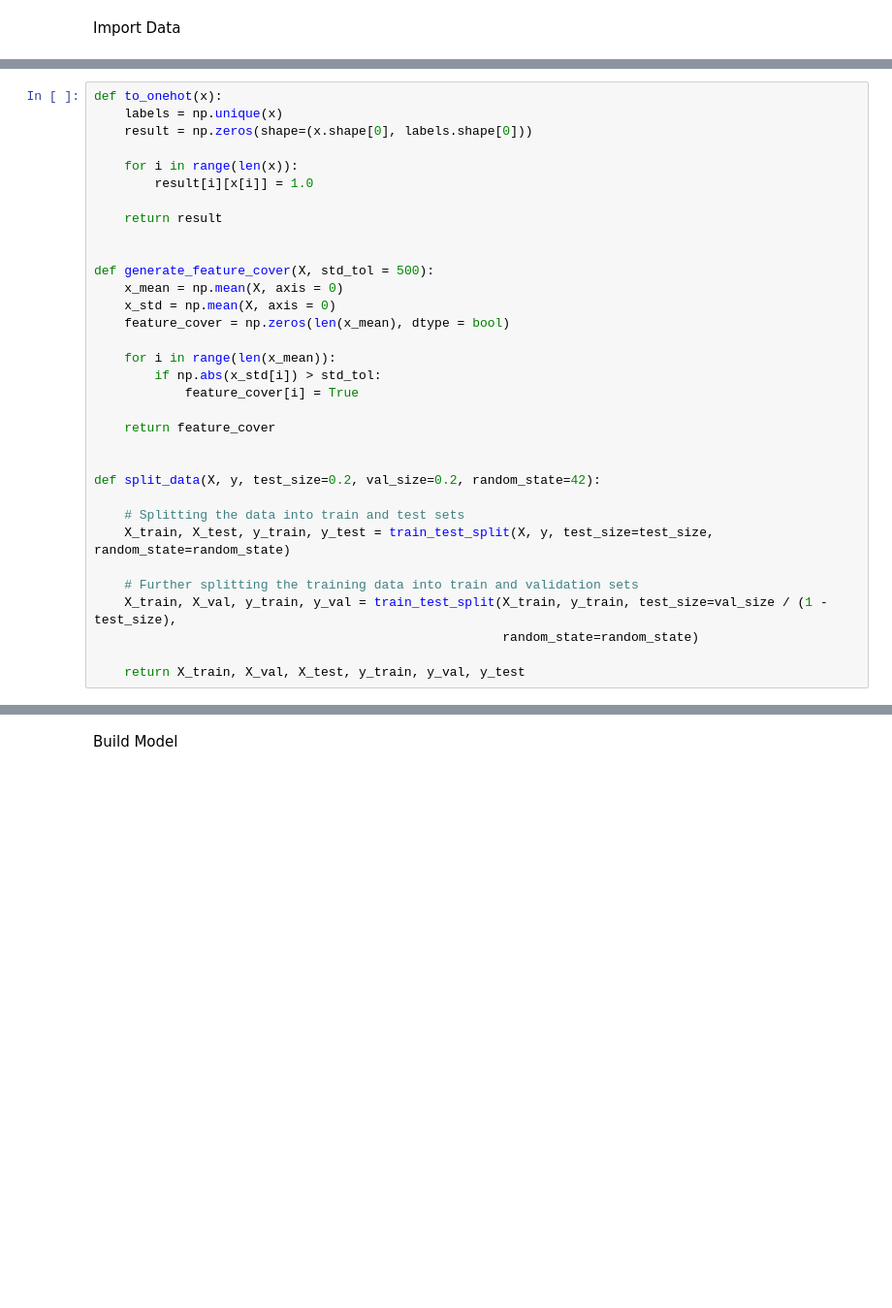
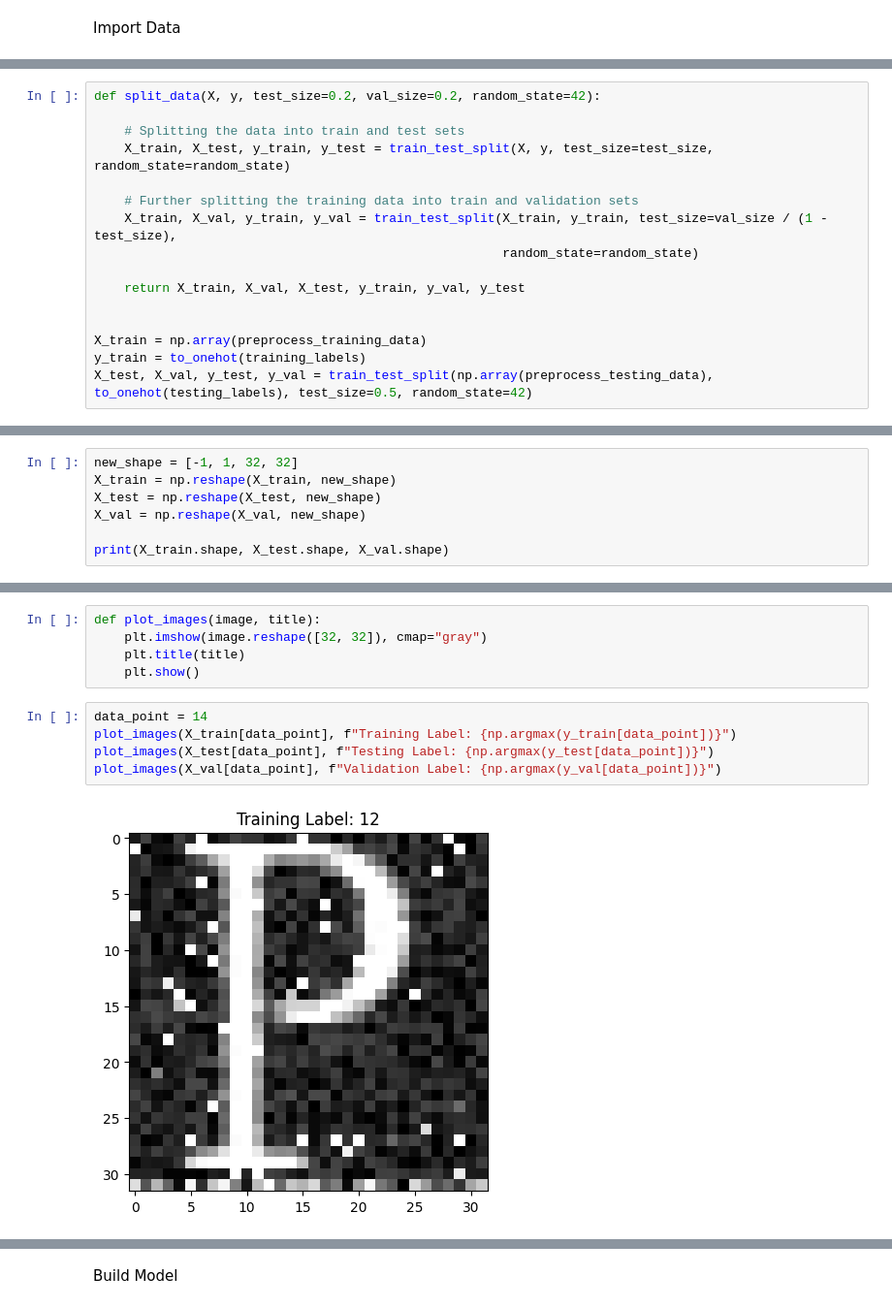
Before and after one commit to NtandoRaji/ml-assignment2-2024, a Jupyter notebook: Ensembling.ipynb, the cells around one changed output, grey strips where cells are left out. Shown: that part at 97% size. Drawn from its saved outputs; the diff is of its cells as text; blank space fills up the shorter version.

```diff
--- a/Ensembling.ipynb
+++ b/Ensembling.ipynb
@@ -7,26 +100,4 @@ Import Data
 # %%
-def to_onehot(x):
-    labels = np.unique(x)
-    result = np.zeros(shape=(x.shape[0], labels.shape[0]))
-
-    for i in range(len(x)):
-        result[i][x[i]] = 1.0
-
-    return result
-
-
-def generate_feature_cover(X, std_tol = 500):
-    x_mean = np.mean(X, axis = 0)
-    x_std = np.mean(X, axis = 0)
-    feature_cover = np.zeros(len(x_mean), dtype = bool)
-
-    for i in range(len(x_mean)):
-        if np.abs(x_std[i]) > std_tol:
-            feature_cover[i] = True
-
-    return feature_cover
-
-
 def split_data(X, y, test_size=0.2, val_size=0.2, random_state=42):
 
     # Splitting the data into train and test sets
@@ -37,3 +108,8 @@ def split_data(X, y, test_size=0.2, val_size=0.2, random_state=42):
                                                       random_state=random_state)
 
     return X_train, X_val, X_test, y_train, y_val, y_test
+
+
+X_train = np.array(preprocess_training_data)
+y_train = to_onehot(training_labels)
+X_test, X_val, y_test, y_val = train_test_split(np.array(preprocess_testing_data), to_onehot(testing_labels), test_size=0.5, random_state=42)
@@ -127,0 +118,7 @@ print(X_train_PCA.shape)
+# %%
+new_shape = [-1, 1, 32, 32]
+X_train = np.reshape(X_train, new_shape)
+X_test = np.reshape(X_test, new_shape)
+X_val = np.reshape(X_val, new_shape)
+
+print(X_train.shape, X_test.shape, X_val.shape)
@@ -127,0 +131,12 @@ print(X_train_PCA.shape)
+# %%
+def plot_images(image, title):
+    plt.imshow(image.reshape([32, 32]), cmap="gray")
+    plt.title(title)
+    plt.show()
+# %%
+data_point = 14
+plot_images(X_train[data_point], f"Training Label: {np.argmax(y_train[data_point])}")
+plot_images(X_test[data_point], f"Testing Label: {np.argmax(y_test[data_point])}")
+plot_images(X_val[data_point], f"Validation Label: {np.argmax(y_val[data_point])}")
+# %% [output]
+[figure, added]
```
Also changed, not shown: parts of 28 cells of this notebook, 9 other files.
